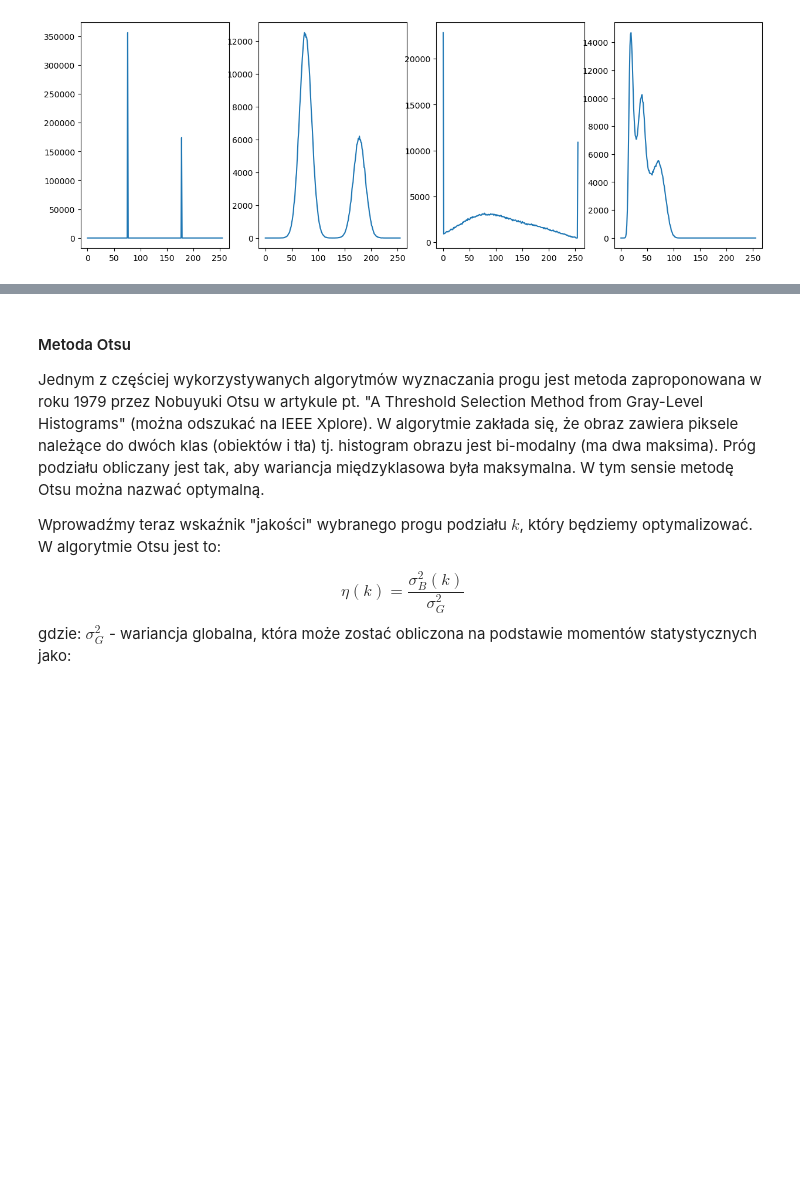
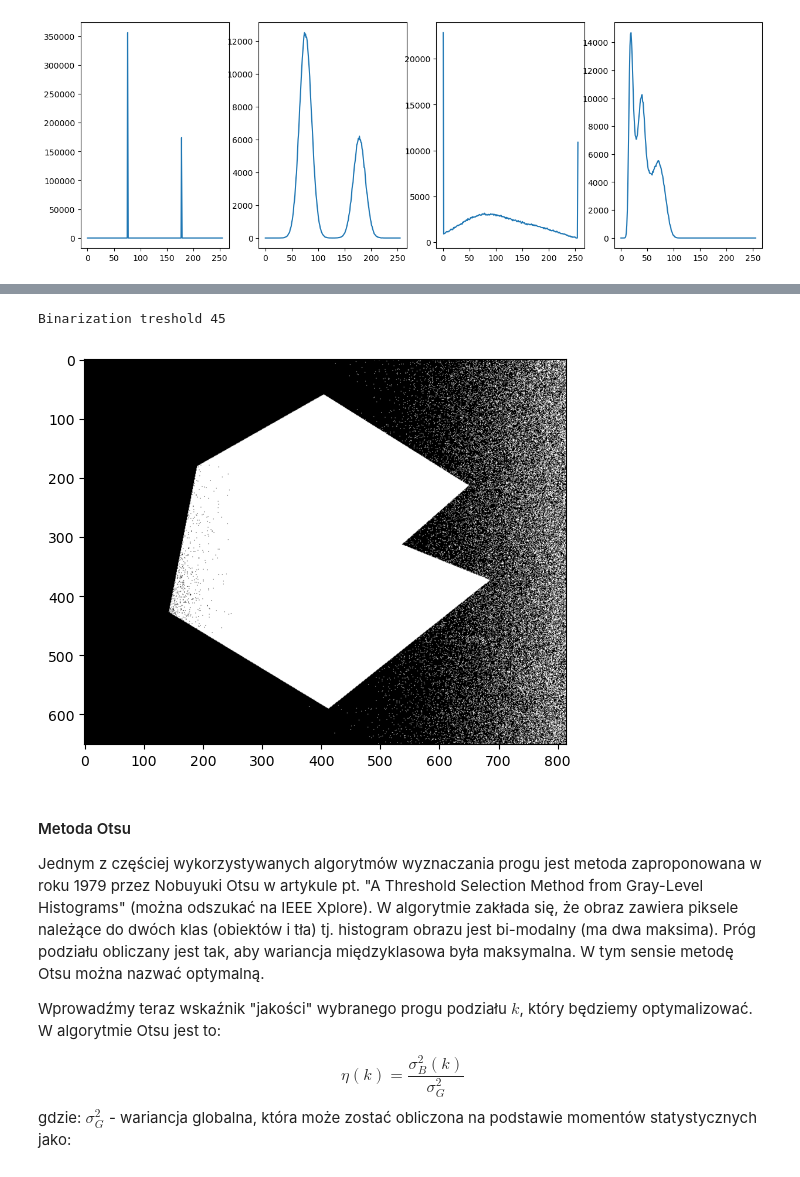
Before and after one commit to YgLK/computer_vision, a Jupyter notebook: lab04/04_thresholding.ipynb, the cells around one changed output, grey strips where cells are left out. Saved outputs shown, nothing was run; the diff lists cells and outputs as text; code cells hidden in the pictures; blank space fills up the shorter version.

```diff
--- a/lab04/04_thresholding.ipynb
+++ b/lab04/04_thresholding.ipynb
@@ -255,3 +295,8 @@ m_G = \sum_{i=0}^{L-1} ip_i
+# %%
+iterative_binarization(fig4, 1)
+# %% [output]
+Binarization treshold 45
+[figure, added]
 # %% [markdown]
 #### Metoda Otsu
 
```
Also changed, not shown: parts of 36 cells of this notebook.
